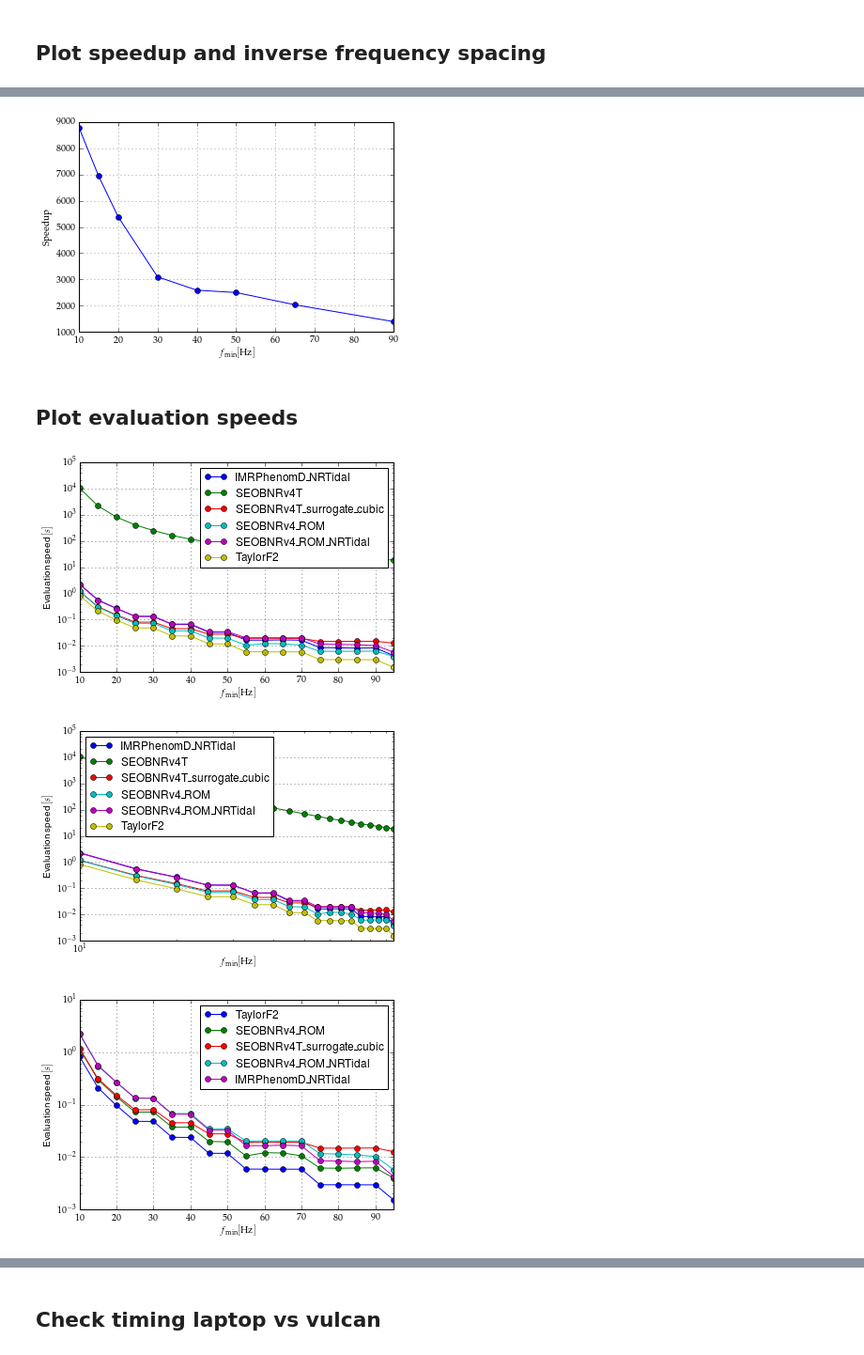
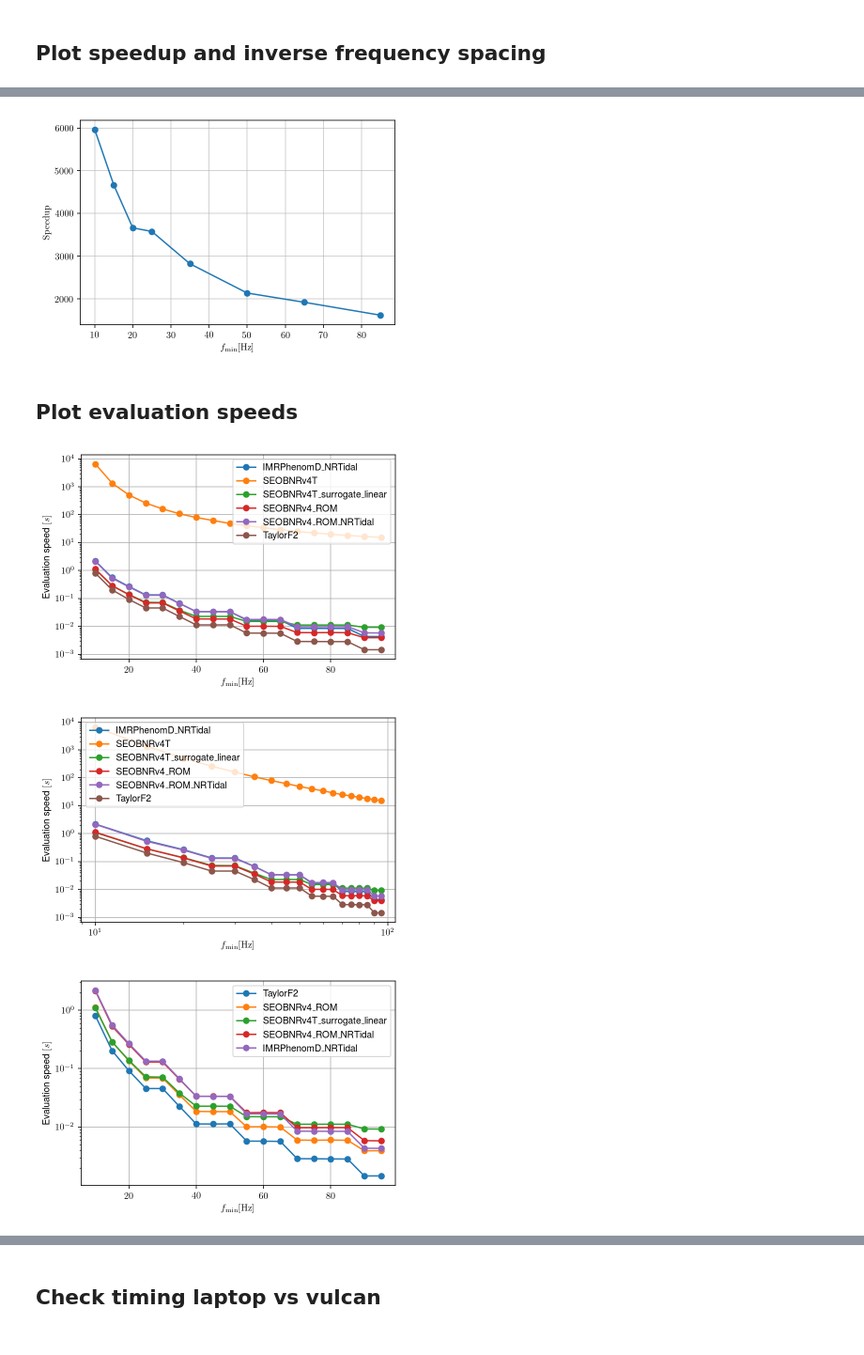
Before and after one commit to benjaminlackey/gpsurrogate, a Jupyter notebook: src/TEOB-LAL-implementation/timings/Timing_plots.ipynb, the cells around one changed output, grey strips where cells are left out. Shown at 94% size. Cells and saved outputs as stored; diff of their text form; code cells hidden in the pictures.

Commit message:
update notebook and plots

```diff
--- a/src/TEOB-LAL-implementation/timings/Timing_plots.ipynb
+++ b/src/TEOB-LAL-implementation/timings/Timing_plots.ipynb
@@ -49,14 +50,15 @@ dfs_SEOBNRv4T_surrogate = np.load('tim_SEOBNRv4T_surrogate.npy').T[-1]
 #dfs_SEOBNRv4T_surrogate_cubic = np.load('tim_SEOBNRv4T_surrogate_cubic.npy').T[-1]
 # %%
 t_SEOBNRv4T = np.load('tim_SEOBNRv4T.npy').T[2]
-t_SEOBNRv4T_surrogate_cubic = np.load('tim_SEOBNRv4T_surrogate_cubic.npy').T[2]
+t_SEOBNRv4T_surrogate_linear = np.load('tim_SEOBNRv4T_surrogate_linear.npy').T[2]
+#t_SEOBNRv4T_surrogate_cubic = np.load('tim_SEOBNRv4T_surrogate_cubic.npy').T[2]
 t_TF2 = np.load('tim_TF2.npy').T[2]
 t_SEOBNRv4_ROM = np.load('tim_SEOBNRv4_ROM.npy').T[2]
 t_SEOBNRv4_ROM_NRTidal = np.load('tim_SEOBNRv4_ROM_NRTidal.npy').T[2]
 t_IMRPhenomD_NRTidal = np.load('tim_IMRPhenomD_NRTidal.npy').T[2]
 # %%
 d = {'SEOBNRv4T': t_SEOBNRv4T,
-     'SEOBNRv4T\_surrogate\_cubic': t_SEOBNRv4T_surrogate_cubic,
+     'SEOBNRv4T\_surrogate\_linear': t_SEOBNRv4T_surrogate_linear,
      'TaylorF2': t_TF2,
      'SEOBNRv4\_ROM': t_SEOBNRv4_ROM,
      'SEOBNRv4\_ROM\_NRTidal': t_SEOBNRv4_ROM_NRTidal,
@@ -126,12 +147,13 @@ idx = np.where(np.diff(np.log2(1./dfs_SEOBNRv4T)) < 0)
 # %%
-plt.plot(f_mins[idx], speedup_cubic.values[idx], 'o-')
+idx = np.where(np.diff(np.log2(1./dfs_SEOBNRv4T)) < 0)
+plt.plot(f_mins[idx], speedup_linear.values[idx], 'o-')
 plt.xlabel(r'$f_\mathrm{min}[\mathrm{Hz}]$')
 plt.ylabel(r'$\mathrm{Speedup}$')
 plt.grid(alpha=0.7)
 plt.savefig('SEOBNRv4T_surrogate_speedup_deltaF_monontonic.pdf')
 plt.savefig('SEOBNRv4T_surrogate_speedup_deltaF_monontonic.png')
 # %% [output]
-[figure, old version]
+[figure, new version]
 # %% [markdown]
 ## Plot evaluation speeds
 # %%
@@ -141,7 +163,7 @@ plt.ylabel(r'Evaluation speed $[s]$');
 plt.savefig('Models_timings_all.pdf')
 plt.savefig('Models_timings_all.png')
 # %% [output]
-[figure, old version]
+[figure, new version]
 # %%
 df.plot(style='o-', legend=True, loglog=True, grid=True)
 plt.xlabel(r'$f_\mathrm{min}[\mathrm{Hz}]$')
@@ -149,16 +171,16 @@ plt.ylabel(r'Evaluation speed $[s]$');
 plt.savefig('Models_timings_all_loglog.pdf')
 plt.savefig('Models_timings_all_loglog.png')
 # %% [output]
-[figure, old version]
+[figure, new version]
 # %%
 df.plot(y=['TaylorF2',
-           'SEOBNRv4\_ROM', 'SEOBNRv4T\_surrogate\_cubic',
+           'SEOBNRv4\_ROM', 'SEOBNRv4T\_surrogate\_linear',
            'SEOBNRv4\_ROM\_NRTidal', 'IMRPhenomD\_NRTidal'],
         style='o-', legend=True, logy=True, grid=True)
 plt.xlabel(r'$f_\mathrm{min}[\mathrm{Hz}]$')
 plt.ylabel(r'Evaluation speed $[s]$');
 plt.savefig('Models_timings_FD.pdf')
 plt.savefig('Models_timings_FD.png')
 # %% [output]
-[figure, old version]
+[figure, new version]
 # %%
```
Also changed, not shown: parts of 20 cells of this notebook, 14 other files.
